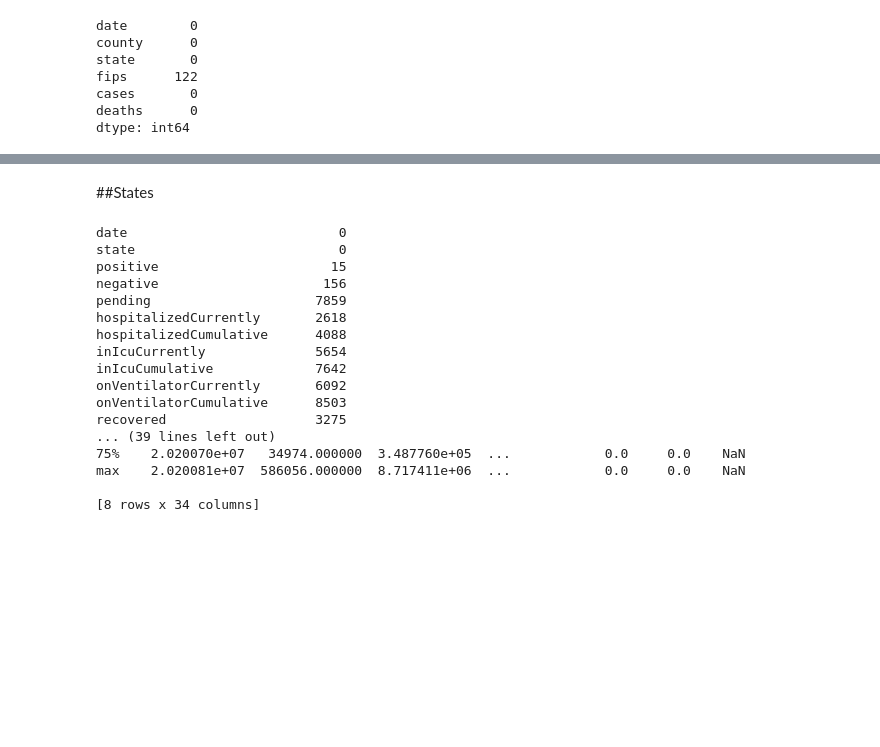
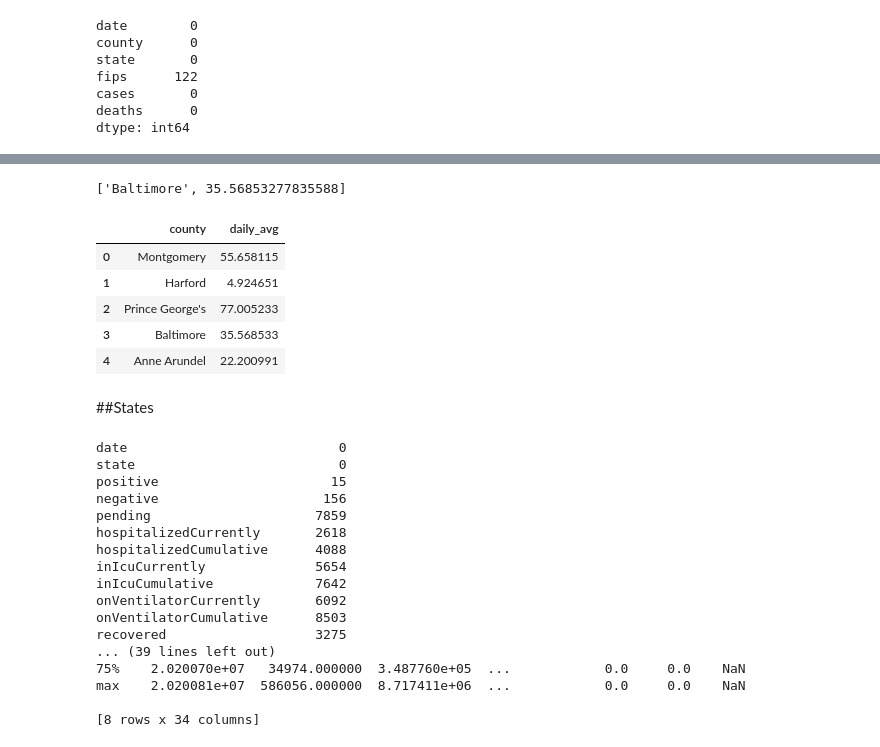
Before and after one commit to JoshuaHaga/Covid_19_sprint_1_buildwk, a Jupyter notebook: Covid_19_analysis.ipynb, the cells around one changed output, grey strips where cells are left out. Cells and saved outputs as stored; diff of their text form; code cells hidden in the pictures; blank space fills up the shorter version.

```diff
--- a/Covid_19_analysis.ipynb
+++ b/Covid_19_analysis.ipynb
@@ -246,0 +169,20 @@ md_county_names2
+# %%
+### Create function to do this faster for later
+
+def cnty_daily_avg(dataframe, countyname):
+  county = dataframe[dataframe['county']==countyname]
+  mean   = county['cases'].mean()
+  avg    = mean/len(county)
+  dat    = [countyname,avg]
+  return dat
+# %%
+balt_avg = cnty_daily_avg(md, 'Baltimore') #< - - - thank god I dont have to do this hundreds of times manually
+balt_avg
+# %% [output]
+['Baltimore', 35.56853277835588]
+# %%
+#Apply function to all counties and create a dataframe
+data_list = []
+# %%
+for i in md_county_names:
+  data_list.append(cnty_daily_avg(md, i))
@@ -247,3 +191,20 @@ md_county_names2
+# %%
+###create function to do same thing.
+def daily_df(dataframe, countylist,):
+  data_list = []
+  for i in countylist:
+    data_list.append(cnty_daily_avg(dataframe, i))
+  return pd.DataFrame(data_list, columns=['county','daily_avg'])
+# %%
+md_daily_avg = daily_df(md, md_county_names,)
+md_daily_avg.head()
+# %% [output]
+|  | county | daily_avg |
+| 0 | Montgomery | 55.658115 |
+| 1 | Harford | 4.924651 |
+| 2 | Prince George's | 77.005233 |
+| 3 | Baltimore | 35.568533 |
+| 4 | Anne Arundel | 22.200991 |
 # %% [markdown]
 ##States
 # %%
```
Also changed, not shown: parts of 14 cells of this notebook.
